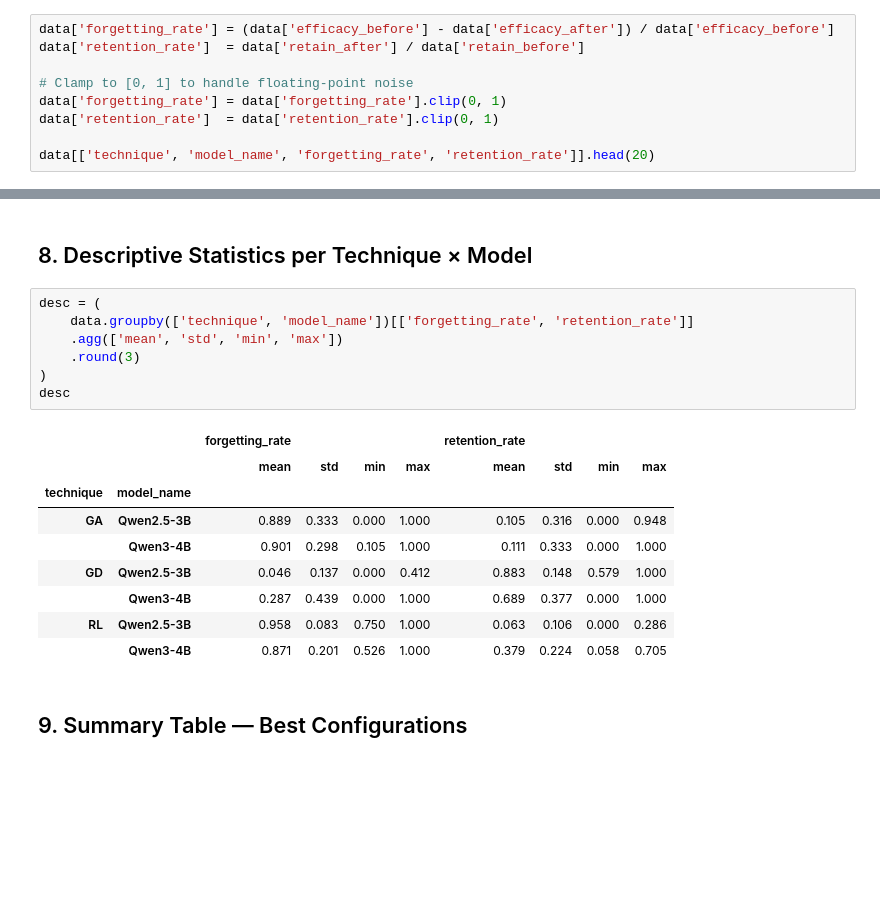
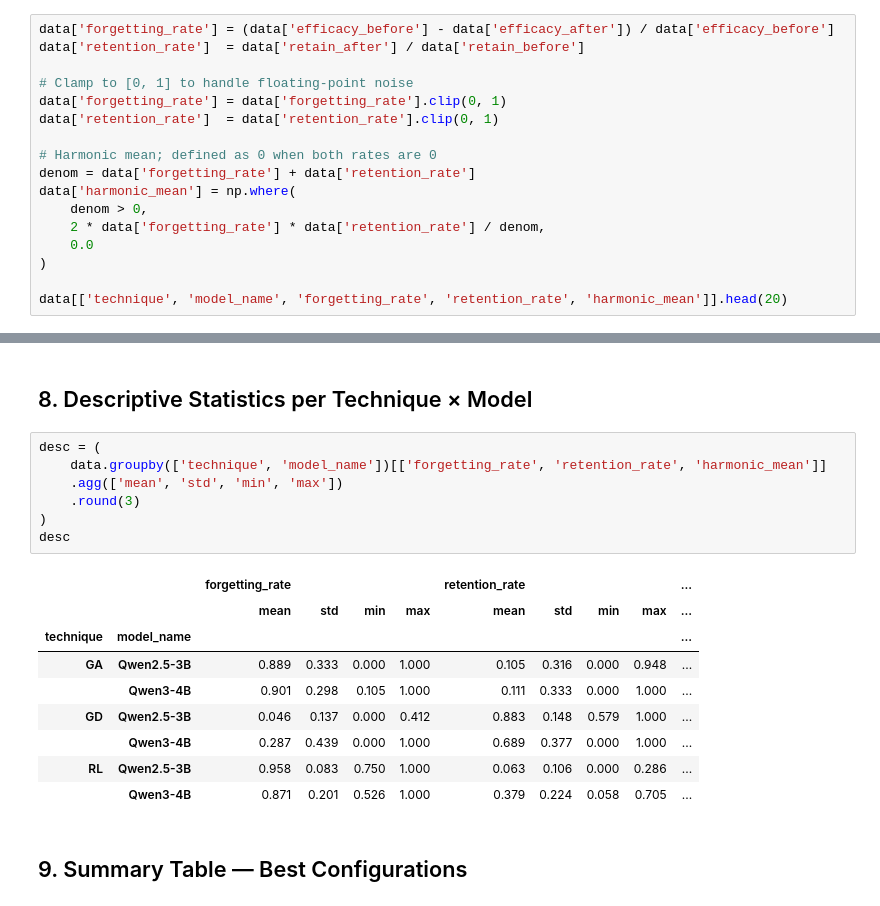
Before and after one commit to Hania111/Machine-Unlearning-for-llms, a Jupyter notebook: evaluation.ipynb, the cells around one changed output, grey strips where cells are left out. Drawn from its saved outputs; the diff is of its cells as text; blank space fills up the shorter version.

```diff
--- a/evaluation.ipynb
+++ b/evaluation.ipynb
@@ -69,5 +70,13 @@ data['retention_rate']  = data['retain_after'] / data['retain_before']
 data['forgetting_rate'] = data['forgetting_rate'].clip(0, 1)
 data['retention_rate']  = data['retention_rate'].clip(0, 1)
 
-data[['technique', 'model_name', 'forgetting_rate', 'retention_rate']].head(20)
+# Harmonic mean; defined as 0 when both rates are 0
+denom = data['forgetting_rate'] + data['retention_rate']
+data['harmonic_mean'] = np.where(
+    denom > 0,
+    2 * data['forgetting_rate'] * data['retention_rate'] / denom,
+    0.0
+)
+
+data[['technique', 'model_name', 'forgetting_rate', 'retention_rate', 'harmonic_mean']].head(20)
 # %% [output]
@@ -282,21 +295,21 @@ for metric in ['forgetting_rate', 'retention_rate']:
 ## 8. Descriptive Statistics per Technique × Model
 # %%
 desc = (
-    data.groupby(['technique', 'model_name'])[['forgetting_rate', 'retention_rate']]
+    data.groupby(['technique', 'model_name'])[['forgetting_rate', 'retention_rate', 'harmonic_mean']]
     .agg(['mean', 'std', 'min', 'max'])
     .round(3)
 )
 desc
 # %% [output]
-|  |  | forgetting_rate |  |  |  | retention_rate |  |  |  |
-|  |  | mean | std | min | max | mean | std | min | max |
-| technique | model_name |  |  |  |  |  |  |  |  |
-| GA | Qwen2.5-3B | 0.889 | 0.333 | 0.000 | 1.000 | 0.105 | 0.316 | 0.000 | 0.948 |
-|  | Qwen3-4B | 0.901 | 0.298 | 0.105 | 1.000 | 0.111 | 0.333 | 0.000 | 1.000 |
-| GD | Qwen2.5-3B | 0.046 | 0.137 | 0.000 | 0.412 | 0.883 | 0.148 | 0.579 | 1.000 |
-|  | Qwen3-4B | 0.287 | 0.439 | 0.000 | 1.000 | 0.689 | 0.377 | 0.000 | 1.000 |
-| RL | Qwen2.5-3B | 0.958 | 0.083 | 0.750 | 1.000 | 0.063 | 0.106 | 0.000 | 0.286 |
-|  | Qwen3-4B | 0.871 | 0.201 | 0.526 | 1.000 | 0.379 | 0.224 | 0.058 | 0.705 |
+|  |  | forgetting_rate |  |  |  | retention_rate |  |  |  | ... |
+|  |  | mean | std | min | max | mean | std | min | max | ... |
+| technique | model_name |  |  |  |  |  |  |  |  | ... |
+| GA | Qwen2.5-3B | 0.889 | 0.333 | 0.000 | 1.000 | 0.105 | 0.316 | 0.000 | 0.948 | ... |
+|  | Qwen3-4B | 0.901 | 0.298 | 0.105 | 1.000 | 0.111 | 0.333 | 0.000 | 1.000 | ... |
+| GD | Qwen2.5-3B | 0.046 | 0.137 | 0.000 | 0.412 | 0.883 | 0.148 | 0.579 | 1.000 | ... |
+|  | Qwen3-4B | 0.287 | 0.439 | 0.000 | 1.000 | 0.689 | 0.377 | 0.000 | 1.000 | ... |
+| RL | Qwen2.5-3B | 0.958 | 0.083 | 0.750 | 1.000 | 0.063 | 0.106 | 0.000 | 0.286 | ... |
+|  | Qwen3-4B | 0.871 | 0.201 | 0.526 | 1.000 | 0.379 | 0.224 | 0.058 | 0.705 | ... |
 # %% [markdown]
 ## 9. Summary Table — Best Configurations
 # %%
```
Also changed, not shown: parts of 8 cells of this notebook, 2 other files.
